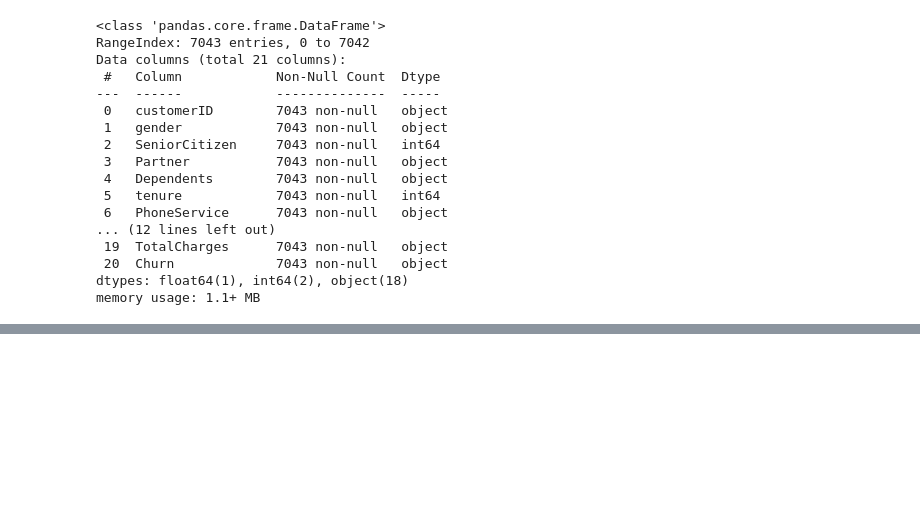
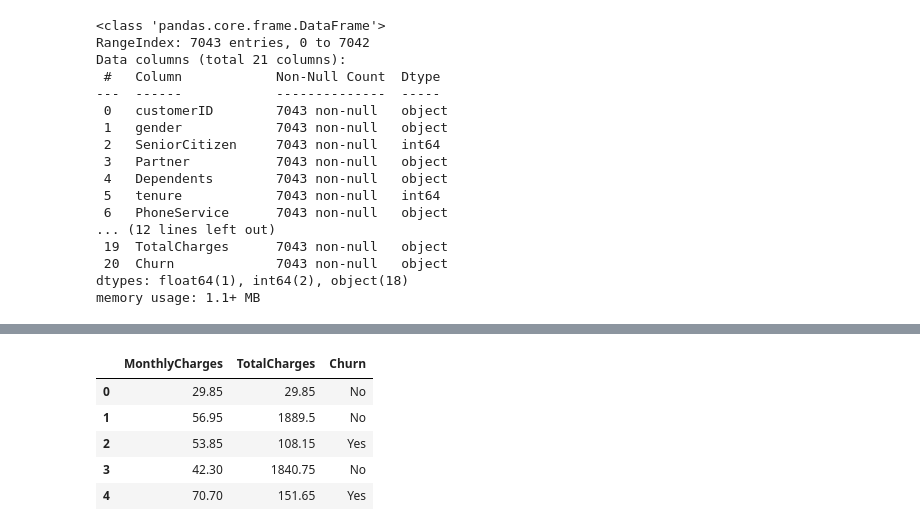
Before and after one commit to watsonndoria/ADS-Assignment-4, a Jupyter notebook: ADS-Assignment-4.ipynb, the cells around one changed output, grey strips where cells are left out. Saved outputs shown, nothing was run; the diff lists cells and outputs as text; code cells hidden in the pictures; blank space fills up the shorter version.

```diff
--- a/ADS-Assignment-4.ipynb
+++ b/ADS-Assignment-4.ipynb
@@ -36,0 +69,12 @@ memory usage: 1.1+ MB
+# %%
+#a. Which 3 services are contributing to a higher monthly charge and resulting to customers churning?
+#(Use visualizations in explaining your analysis)
+higher_monthly = df[["MonthlyCharges", "TotalCharges","Churn"]]
+higher_monthly.head()
+# %% [output]
+|  | MonthlyCharges | TotalCharges | Churn |
+| 0 | 29.85 | 29.85 | No |
+| 1 | 56.95 | 1889.5 | No |
+| 2 | 53.85 | 108.15 | Yes |
+| 3 | 42.30 | 1840.75 | No |
+| 4 | 70.70 | 151.65 | Yes |
```
Also changed, not shown: parts of 15 cells of this notebook.
